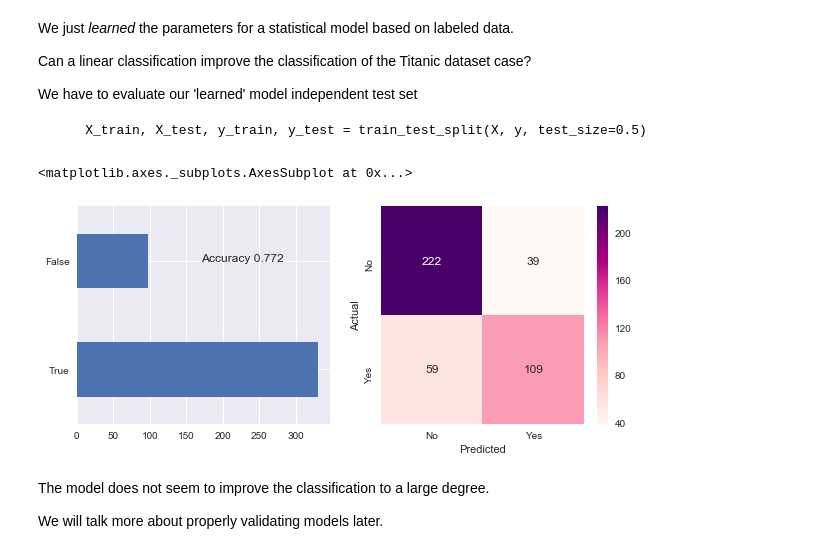
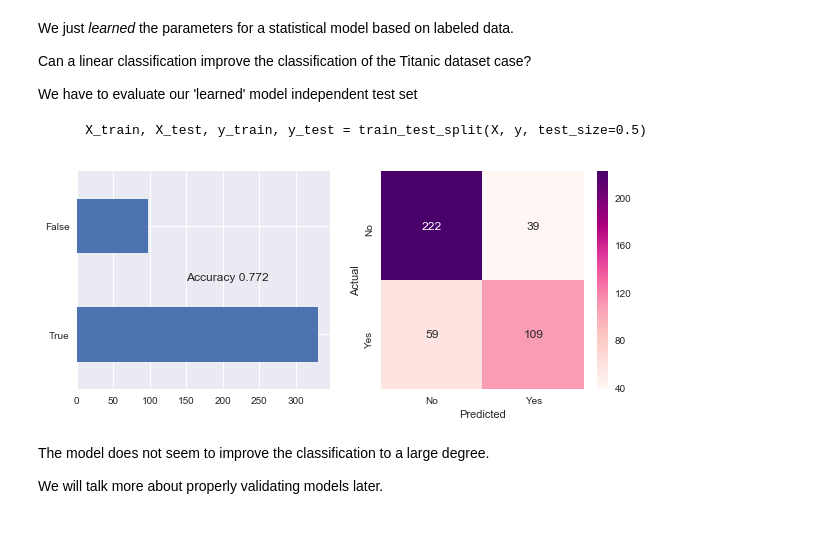
Before and after one commit to Python4AstronomersAndParticlePhysicists/PythonWorkshop-ICE, a Jupyter notebook: notebooks/08_01_MachineLearning.ipynb, the cells around one changed output. Cells and saved outputs as stored; diff of their text form; code cells hidden in the pictures.

```diff
--- a/notebooks/08_01_MachineLearning.ipynb
+++ b/notebooks/08_01_MachineLearning.ipynb
@@ -103,8 +107,9 @@ pd.options.display.max_rows = 10
 def read_titanic():
     data = pd.read_csv('../resources/titanic_train.csv', index_col='PassengerId').dropna(subset=['Age'])
     data['Survived_Code'] = data.Survived
+    data['Pclass_Code'] = data.Pclass
     data.Survived = pd.Categorical.from_codes(data.Survived, categories=['no', 'yes'])
-    data.Pclass = pd.Categorical(data.Pclass)
+    data.Pclass = pd.Categorical.from_codes(data.Pclass - 1, categories=['1st', '2nd', '3rd'])
     data.Sex = pd.Categorical(data.Sex)
     data['Sex_Code'] = data.Sex.cat.codes
     return data
@@ -191,0 +171,9 @@ sns.heatmap(cm, annot=True, fmt='d', cmap="RdPu", ax=ax2)
+# %%
+def f_sex(passenger_sex):
+    return 'yes' if passenger_sex == 'female' else 'no'
+
+data = read_titanic()
+truth = data['Survived']
+prediction = data['Sex'].apply(f_sex)
+
+plots.plot_bars_and_confusion(truth=truth, prediction=prediction)
@@ -331,29 +321,20 @@ We have to evaluate our 'learned' model independent test set
 # %%
 from sklearn import linear_model
 from sklearn.model_selection import train_test_split
 
-X = data[['Sex_Code', 'Pclass', 'Fare', 'Age']]
+X = data[['Sex_Code', 'Pclass_Code', 'Fare', 'Age']]
 y = data['Survived_Code']
 
 X_train, X_test, y_train, y_test = train_test_split(X, y, test_size=0.6)
 
 reg = linear_model.LinearRegression()
 reg.fit(X_train, y_train)
 y_prediction = reg.predict(X_test)
 y_prediction = np.where(y_prediction > 0.5, 1, 0)
 
-accuracy = accuracy_score(y_test, y_prediction)
-
-fig, (ax1, ax2) = plt.subplots(1, 2, figsize=(10, 4))
-
-(y_prediction == y_test).value_counts().plot.barh(ax=ax1)
-ax1.text(170, 1, 'Accuracy {:0.3f}'.format(accuracy))
-
-cm = pd.crosstab(y_test, y_prediction, rownames=['Actual'], colnames=['Predicted'])
-sns.heatmap(cm, annot=True, fmt='d', cmap="RdPu", ax=ax2, xticklabels=['No', 'Yes'], yticklabels=['No', 'Yes'])
+plots.plot_bars_and_confusion(truth=y_test, prediction=y_prediction)
 # %% [output]
-<matplotlib.axes._subplots.AxesSubplot at 0x...>
-[figure, old version]
+[figure, new version]
 # %% [markdown]
 The model does not seem to improve the classification to a large degree.
 
```
Also changed, not shown: parts of 23 cells of this notebook, 1 other file.
